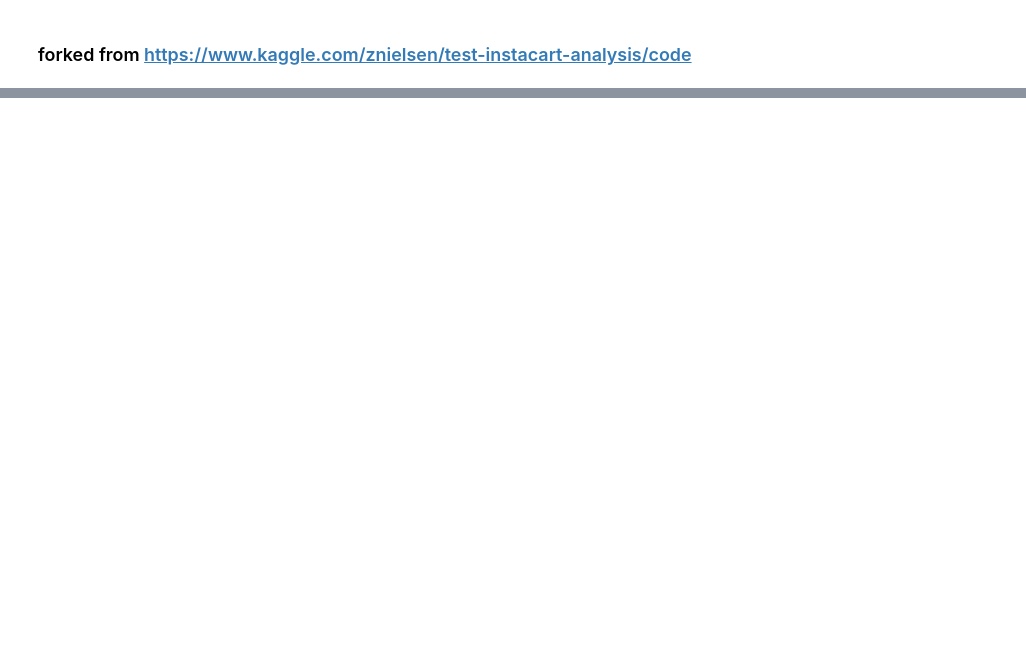
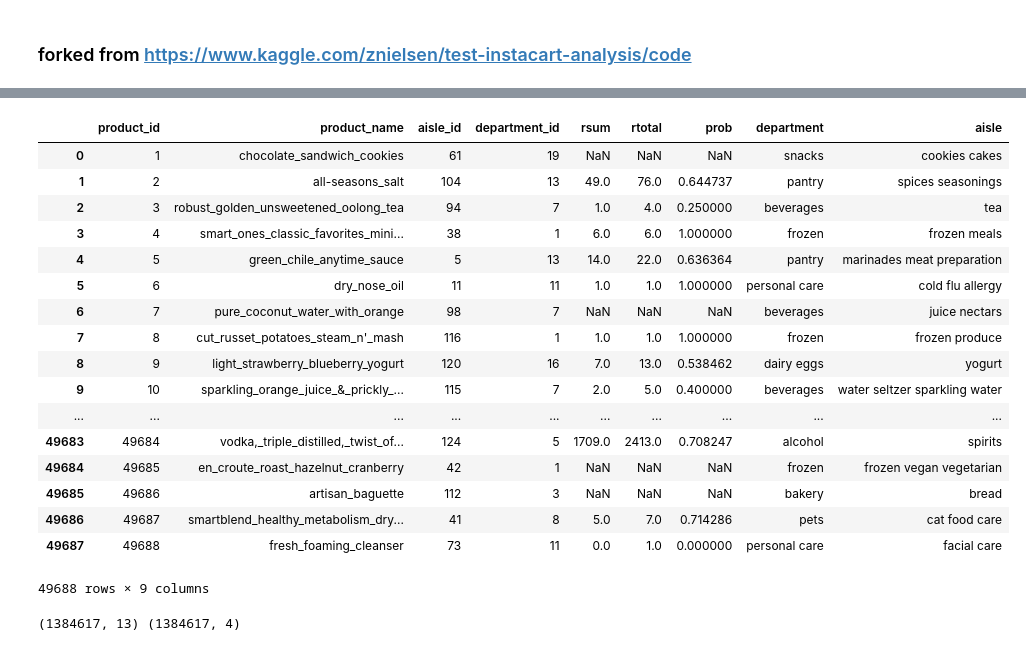
Before and after one commit to queirozfcom/instacart, a Jupyter notebook: fork-test-instacart-analysis.ipynb, the cells around one changed output, grey strips where cells are left out. Drawn from its saved outputs; the diff is of its cells as text; code cells hidden in the pictures; blank space fills up the shorter version.

```diff
--- a/fork-test-instacart-analysis.ipynb
+++ b/fork-test-instacart-analysis.ipynb
@@ -165,0 +88,52 @@ get_last_orders_reordered().to_csv('last_order_reordered_only.csv',
+# %%
+goods
+# %% [output]
+|  | product_id | product_name | aisle_id | department_id | rsum | rtotal | prob | department | aisle |
+| 0 | 1 | chocolate_sandwich_cookies | 61 | 19 | NaN | NaN | NaN | snacks | cookies cakes |
+| 1 | 2 | all-seasons_salt | 104 | 13 | 49.0 | 76.0 | 0.644737 | pantry | spices seasonings |
+| 2 | 3 | robust_golden_unsweetened_oolong_tea | 94 | 7 | 1.0 | 4.0 | 0.250000 | beverages | tea |
+| 3 | 4 | smart_ones_classic_favorites_mini... | 38 | 1 | 6.0 | 6.0 | 1.000000 | frozen | frozen meals |
+| 4 | 5 | green_chile_anytime_sauce | 5 | 13 | 14.0 | 22.0 | 0.636364 | pantry | marinades meat preparation |
+| 5 | 6 | dry_nose_oil | 11 | 11 | 1.0 | 1.0 | 1.000000 | personal care | cold flu allergy |
+| 6 | 7 | pure_coconut_water_with_orange | 98 | 7 | NaN | NaN | NaN | beverages | juice nectars |
+| 7 | 8 | cut_russet_potatoes_steam_n'_mash | 116 | 1 | 1.0 | 1.0 | 1.000000 | frozen | frozen produce |
+| 8 | 9 | light_strawberry_blueberry_yogurt | 120 | 16 | 7.0 | 13.0 | 0.538462 | dairy eggs | yogurt |
+| 9 | 10 | sparkling_orange_juice_&_prickly_... | 115 | 7 | 2.0 | 5.0 | 0.400000 | beverages | water seltzer sparkling water |
+| ... | ... | ... | ... | ... | ... | ... | ... | ... | ... |
+| 49683 | 49684 | vodka,_triple_distilled,_twist_of... | 124 | 5 | 1709.0 | 2413.0 | 0.708247 | alcohol | spirits |
+| 49684 | 49685 | en_croute_roast_hazelnut_cranberry | 42 | 1 | NaN | NaN | NaN | frozen | frozen vegan vegetarian |
+| 49685 | 49686 | artisan_baguette | 112 | 3 | NaN | NaN | NaN | bakery | bread |
+| 49686 | 49687 | smartblend_healthy_metabolism_dry... | 41 | 8 | 5.0 | 7.0 | 0.714286 | pets | cat food care |
+| 49687 | 49688 | fresh_foaming_cleanser | 73 | 11 | 0.0 | 1.0 | 0.000000 | personal care | facial care |
+49688 rows × 9 columns
+# %%
+from functools import partial
+
+# merge train and prior together iteratively, to fit into 8GB kernel RAM
+# split df indexes into parts
+indexes = np.linspace(0, len(op_prior), num=10, dtype=np.int32)
+
+# initialize it with train dataset
+order_details = pd.merge(
+                left=op_train,
+                 right=orders,
+                 how='left',
+                 on='order_id'
+        ).apply(partial(pd.to_numeric, errors='ignore', downcast='integer'))
+
+# add order hierarchy
+order_details = pd.merge(
+                left=order_details,
+                right=goods[['product_id',
+                             'aisle_id',
+                             'department_id',
+                             'prob']].apply(partial(pd.to_numeric, ##Added the 'prob'
+                                                             errors='ignore',
+                                                             downcast='integer')),
+                how='left',
+                on='product_id'
+)
+
+print(order_details.shape, op_train.shape)
+# %% [output]
+(1384617, 13) (1384617, 4)
```
Also changed, not shown: parts of 11 cells of this notebook, 1 other file.
